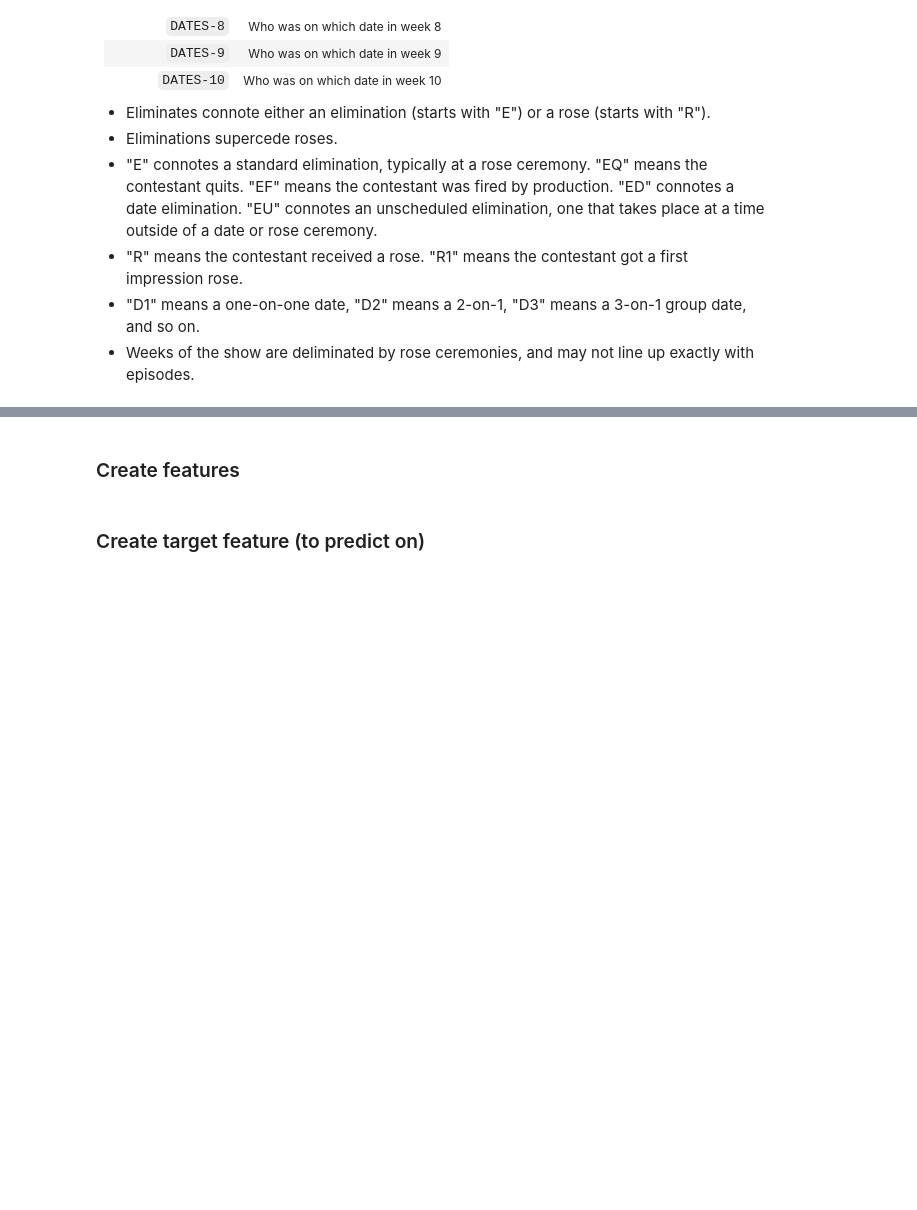
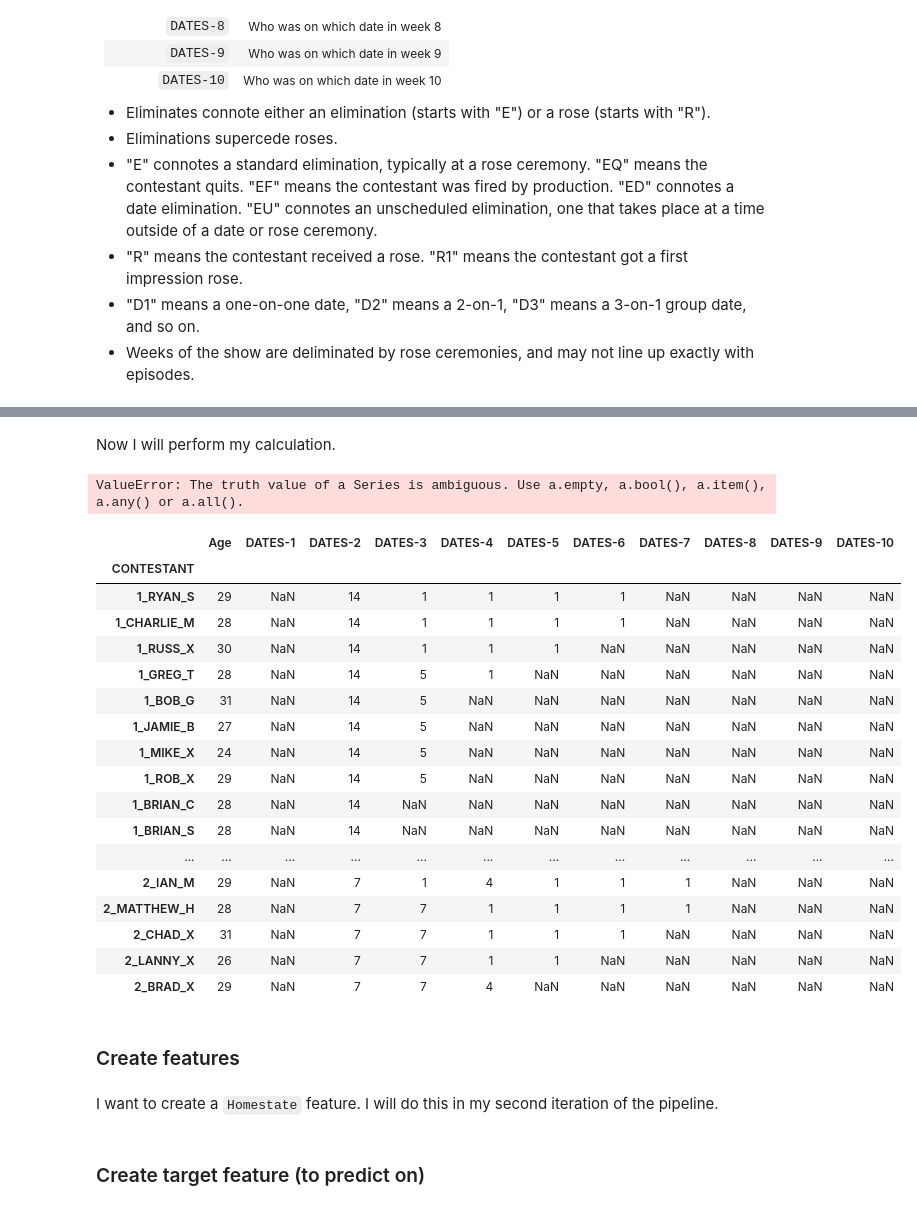
Before and after one commit to KwameTaylor/bachelorette-predictor, a Jupyter notebook: preprocessing.ipynb, the cells around one changed output, grey strips where cells are left out. Saved outputs shown, nothing was run; the diff lists cells and outputs as text; code cells hidden in the pictures; blank space fills up the shorter version.

````diff
--- a/preprocessing.ipynb
+++ b/preprocessing.ipynb
@@ -127,0 +168,2 @@ For the sake of my MVP, I'm just going to get dummies for dates, not elimination
+# %% [markdown]
+Now I will perform my calculation.
@@ -127,0 +175,5 @@ For the sake of my MVP, I'm just going to get dummies for dates, not elimination
+# %%
+test_df = df
+test_df = calculate_dates(test_df, 'DATES-2')
+# %% [output]
+ValueError: The truth value of a Series is ambiguous. Use a.empty, a.bool(), a.item(), a.any() or a.all().
@@ -128,4 +182,27 @@ For the sake of my MVP, I'm just going to get dummies for dates, not elimination
+# %%
+df.head(30)
+# %% [output]
+|  | Age | DATES-1 | DATES-2 | DATES-3 | DATES-4 | DATES-5 | DATES-6 | DATES-7 | DATES-8 | DATES-9 | DATES-10 |
+| CONTESTANT |  |  |  |  |  |  |  |  |  |  |  |
+| 1_RYAN_S | 29 | NaN | 14 | 1 | 1 | 1 | 1 | NaN | NaN | NaN | NaN |
+| 1_CHARLIE_M | 28 | NaN | 14 | 1 | 1 | 1 | 1 | NaN | NaN | NaN | NaN |
+| 1_RUSS_X | 30 | NaN | 14 | 1 | 1 | 1 | NaN | NaN | NaN | NaN | NaN |
+| 1_GREG_T | 28 | NaN | 14 | 5 | 1 | NaN | NaN | NaN | NaN | NaN | NaN |
+| 1_BOB_G | 31 | NaN | 14 | 5 | NaN | NaN | NaN | NaN | NaN | NaN | NaN |
+| 1_JAMIE_B | 27 | NaN | 14 | 5 | NaN | NaN | NaN | NaN | NaN | NaN | NaN |
+| 1_MIKE_X | 24 | NaN | 14 | 5 | NaN | NaN | NaN | NaN | NaN | NaN | NaN |
+| 1_ROB_X | 29 | NaN | 14 | 5 | NaN | NaN | NaN | NaN | NaN | NaN | NaN |
+| 1_BRIAN_C | 28 | NaN | 14 | NaN | NaN | NaN | NaN | NaN | NaN | NaN | NaN |
+| 1_BRIAN_S | 28 | NaN | 14 | NaN | NaN | NaN | NaN | NaN | NaN | NaN | NaN |
+| ... | ... | ... | ... | ... | ... | ... | ... | ... | ... | ... | ... |
+| 2_IAN_M | 29 | NaN | 7 | 1 | 4 | 1 | 1 | 1 | NaN | NaN | NaN |
+| 2_MATTHEW_H | 28 | NaN | 7 | 7 | 1 | 1 | 1 | 1 | NaN | NaN | NaN |
+| 2_CHAD_X | 31 | NaN | 7 | 7 | 1 | 1 | 1 | NaN | NaN | NaN | NaN |
+| 2_LANNY_X | 26 | NaN | 7 | 7 | 1 | 1 | NaN | NaN | NaN | NaN | NaN |
+| 2_BRAD_X | 29 | NaN | 7 | 7 | 4 | NaN | NaN | NaN | NaN | NaN | NaN |
 # %% [markdown]
 ### Create features
+# %% [markdown]
+I want to create a ```Homestate``` feature. I will do this in my second iteration of the pipeline.
 # %% [markdown]
 ### Create target feature (to predict on)
````
Also changed, not shown: parts of 16 cells of this notebook, 1 other file.
